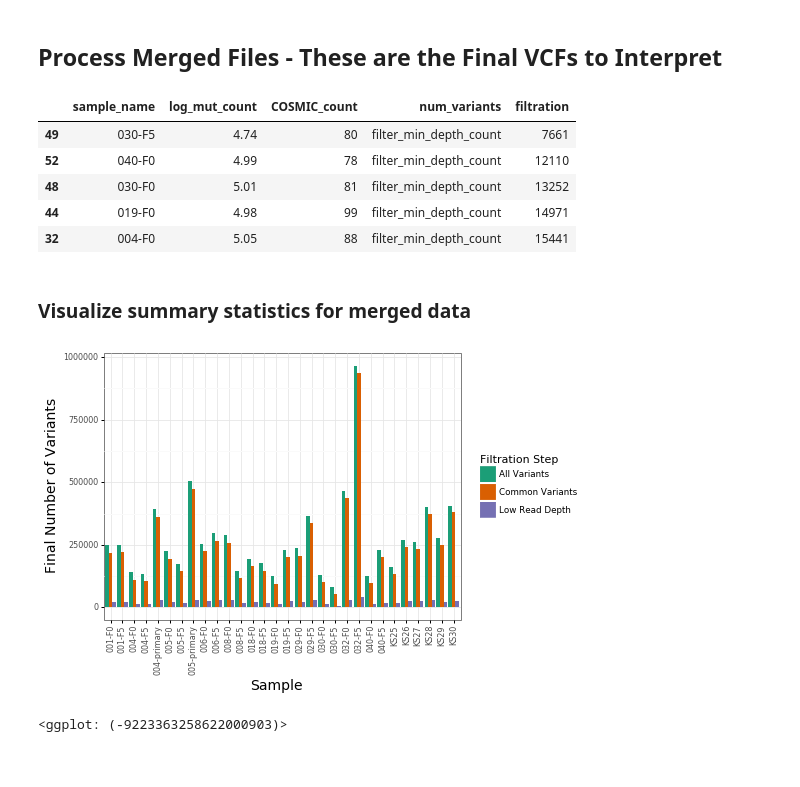
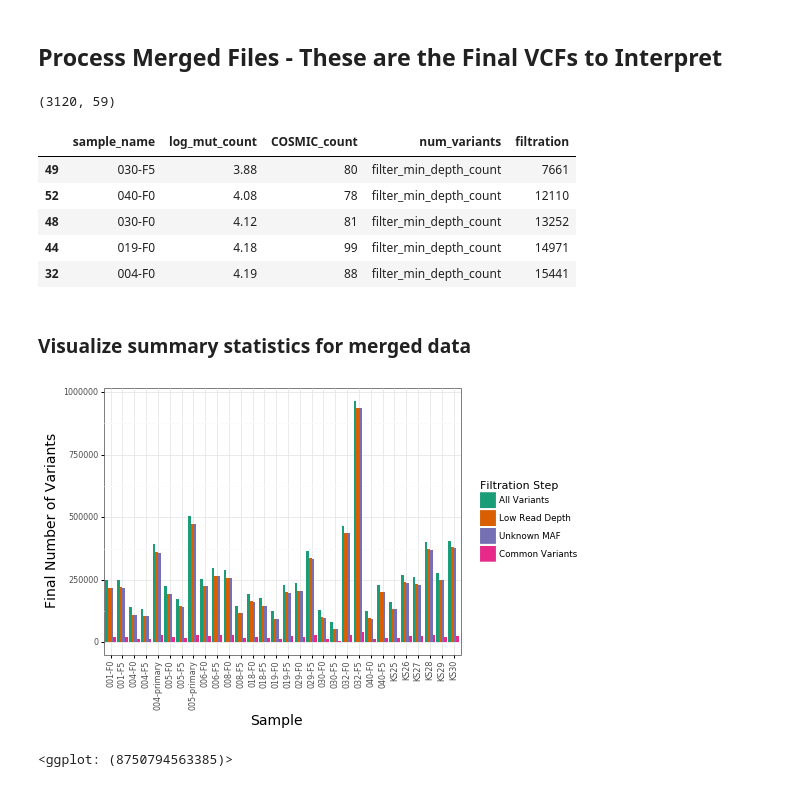
Before and after one commit to greenelab/pdx_exomeseq, a Jupyter notebook: filter_variants.ipynb, the cells around one changed output. Drawn from its saved outputs; the diff is of its cells as text; code cells hidden in the pictures.

Commit message:
update variant filter plots
more details: increase documentation, upgrade plots, update to query syntax

```diff
--- a/filter_variants.ipynb
+++ b/filter_variants.ipynb
@@ -268,6 +349,7 @@ filter_info_all = []
 functional_counts_all = []
 mutational_counts_all = []
 depth_summary_all = []
+cosmic_dfs = []
 
 for variant_file in os.listdir(variant_file_path):
     full_variant_file = os.path.join(variant_file_path, variant_file)
@@ -295,6 +377,9 @@ for variant_file in os.listdir(variant_file_path):
 
     # Save processed output file
     variant_info.output_processed_data(out_dir=processed_file_path)
+
+    # Build list of all cosmic variant dataframes
+    cosmic_dfs.append(variant_info.cosmic_variants)
 # %%
 # Save read depth summary results
 depth_output_file = os.path.join('results', 'merged_full_depth_summary.tsv')
@@ -320,54 +405,72 @@ filter_counts_df = pd.DataFrame(filter_info_all,
                                 columns=['sample_name', 'all_variant_count',
                                          'filter_min_depth_count', 'filter_max_depth_count',
                                          'filter_common_var_count','log_mut_count',
-                                         'COSMIC_count']).sort_values(by='sample_name')
+                                         'COSMIC_count', 'unknown_maf']).sort_values(by='sample_name')
 
 filter_counts_df['log_mut_count'] = round(filter_counts_df['log_mut_count'], 2)
 
 filter_counts_df.to_csv(filter_count_output_file, sep='\t', index=False)
+# %%
+# Generate a dataframe of all observed COSMIC variants
+cosmic_output_file = os.path.join('results', 'all_cosmic_variants.tsv')
+all_cosmic_dfs = pd.concat(cosmic_dfs, axis=0)
+print(all_cosmic_dfs.shape)
+all_cosmic_dfs.to_csv(cosmic_output_file, sep='\t', index=False)
+# %% [output]
+(3120, 59)
 # %%
 filter_melt_df = (
     filter_counts_df.melt(id_vars=['sample_name',
                                    'log_mut_count', 'COSMIC_count'],
                           value_vars=['all_variant_count', 'filter_min_depth_count',
-                                      'filter_max_depth_count', 'filter_common_var_count'],
+                                      'filter_max_depth_count', 'filter_common_var_count',
+                                      'unknown_maf'],
                           var_name='num_variants', value_name='filtration')
     )
 
 # Max and Min depth is nearly the same, filter max
-filter_melt_df = filter_melt_df.loc[filter_melt_df['num_variants'] != 'filter_max_depth_count']
+filter_melt_df = filter_melt_df.query('num_variants != "filter_max_depth_count"')
 filter_melt_df = filter_melt_df.sort_values(by='filtration')
 filter_melt_df.head()
 # %% [output]
 |  | sample_name | log_mut_count | COSMIC_count | num_variants | filtration |
-| 49 | 030-F5 | 4.74 | 80 | filter_min_depth_count | 7661 |
-| 52 | 040-F0 | 4.99 | 78 | filter_min_depth_count | 12110 |
-| 48 | 030-F0 | 5.01 | 81 | filter_min_depth_count | 13252 |
-| 44 | 019-F0 | 4.98 | 99 | filter_min_depth_count | 14971 |
-| 32 | 004-F0 | 5.05 | 88 | filter_min_depth_count | 15441 |
+| 49 | 030-F5 | 3.88 | 80 | filter_min_depth_count | 7661 |
+| 52 | 040-F0 | 4.08 | 78 | filter_min_depth_count | 12110 |
+| 48 | 030-F0 | 4.12 | 81 | filter_min_depth_count | 13252 |
+| 44 | 019-F0 | 4.18 | 99 | filter_min_depth_count | 14971 |
+| 32 | 004-F0 | 4.19 | 88 | filter_min_depth_count | 15441 |
 # %% [markdown]
 ### Visualize summary statistics for merged data
 # %%
+# Reorder Plotting Variables
+filter_list = ['all_variant_count', 'filter_common_var_count',
+               'unknown_maf', 'filter_min_depth_count']
+filter_list_cat = CategoricalDtype(categories=filter_list, ordered=True)
+filter_melt_df['num_variants_cat'] = (
+    filter_melt_df['num_variants'].astype(str).astype(filter_list_cat)
+    )
+
 p = (
     gg.ggplot(filter_melt_df,
-              gg.aes(x='sample_name', y='filtration', fill='num_variants')) +
+              gg.aes(x='sample_name', y='filtration', fill='num_variants_cat')) +
     gg.geom_bar(stat='identity', position='dodge') +
     gg.theme_bw() +
     gg.scale_fill_manual(name='Filtration Step',
-                         values=['#1b9e77', '#d95f02', '#7570b3'],
-                           labels=['All Variants',
-                                   'Common Variants',
-                                   'Low Read Depth']) +
+                         values=['#1b9e77', '#d95f02', '#7570b3', '#e7298a'],
+                         labels=['All Variants',
+                                 'Low Read Depth',
+                                 'Unknown MAF',
+                                 'Common Variants']) +
     gg.xlab('Sample') +
     gg.ylab('Final Number of Variants') +
     gg.theme(axis_text_x=gg.element_text(angle='90'),
              axis_text=gg.element_text(size=8),
              axis_title=gg.element_text(size=14))
     )
 p
 # %% [output]
-[figure, old version]
+[figure, new version]
-<ggplot: (-9223363258622000903)>
+<ggplot: (8750794563385)>
 # %%
 figure_file = os.path.join('figures', 'merged_filtration_results.pdf')
 gg.ggsave(p, figure_file, height=5.5, width=6.5, dpi=500)
```
Also changed, not shown: parts of 8 cells of this notebook, 1 other file.
